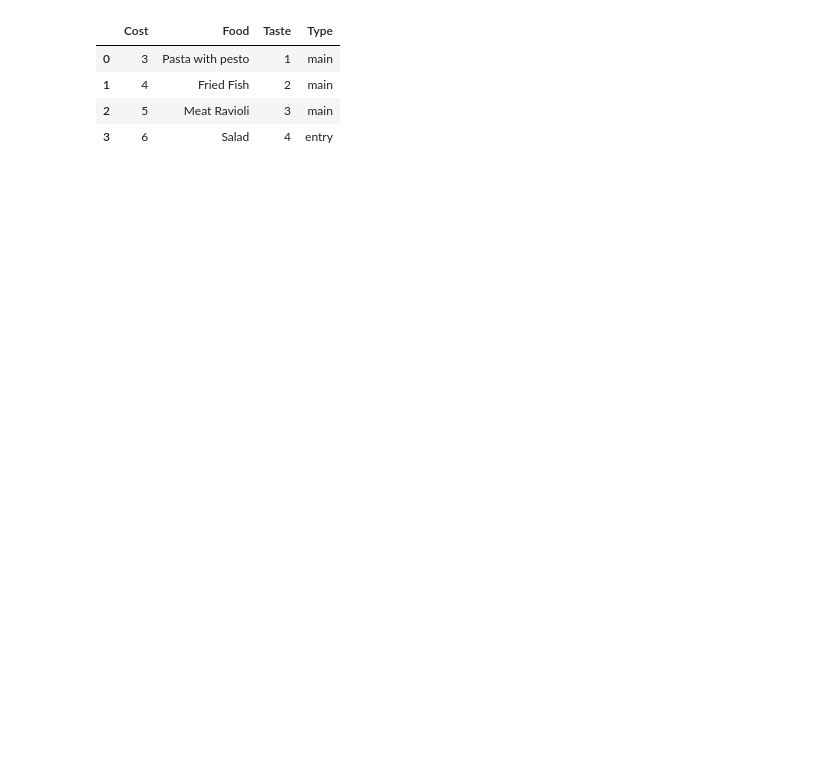
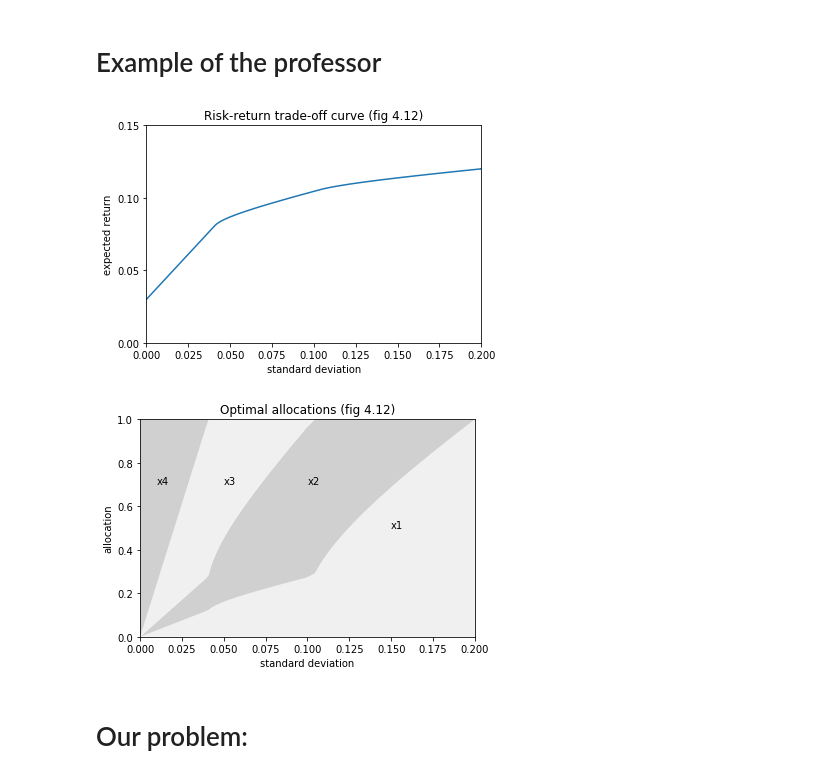
Before and after one commit to LucaZampieri/Convex_opti2018, a Jupyter notebook: Convex project.ipynb, the cells around one changed output. Drawn from its saved outputs; the diff is of its cells as text; code cells hidden in the pictures; blank space fills up the shorter version.

Commit message:
python_code_to_solde_the_problem

```diff
--- a/Convex project.ipynb
+++ b/Convex project.ipynb
@@ -16,8 +13,68 @@ df = pd.DataFrame(data=my_data)
-# %%
-df
-# %% [output]
-|  | Cost | Food | Taste | Type |
-| 0 | 3 | Pasta with pesto | 1 | main |
-| 1 | 4 | Fried Fish | 2 | main |
-| 2 | 5 | Meat Ravioli | 3 | main |
-| 3 | 6 | Salad | 4 | entry |
+# %% [markdown]
+# Example of the professor
+# %%
+# Figure 4.12, page 187.
+# Risk-return trade-off.
+
+from math import sqrt
+from cvxopt import matrix
+from cvxopt.blas import dot
+from cvxopt.solvers import qp, options
+
+n = 4
+S = matrix( [[ 4e-2,  6e-3, -4e-3,   0.0 ],
+             [ 6e-3,  1e-2,  0.0,    0.0 ],
+             [-4e-3,  0.0,   2.5e-3, 0.0 ],
+             [ 0.0,   0.0,   0.0,    0.0 ]] )
+pbar = matrix([.12, .10, .07, .03])
+
+G = matrix(0.0, (n,n))
+G[::n+1] = -1.0
+h = matrix(0.0, (n,1))
+A = matrix(1.0, (1,n))
+b = matrix(1.0)
+
+N = 100
+mus = [ 10**(5.0*t/N-1.0) for t in range(N) ]
+options['show_progress'] = False
+xs = [ qp(mu*S, -pbar, G, h, A, b)['x'] for mu in mus ]
+returns = [ dot(pbar,x) for x in xs ]
+risks = [ sqrt(dot(x, S*x)) for x in xs ]
+
+try: import pylab
+except ImportError: pass
+else:
+    pylab.figure(1, facecolor='w')
+    pylab.plot(risks, returns)
+    pylab.xlabel('standard deviation')
+    pylab.ylabel('expected return')
+    pylab.axis([0, 0.2, 0, 0.15])
+    pylab.title('Risk-return trade-off curve (fig 4.12)')
+    pylab.yticks([0.00, 0.05, 0.10, 0.15])
+
+    pylab.figure(2, facecolor='w')
+    c1 = [ x[0] for x in xs ]
+    c2 = [ x[0] + x[1] for x in xs ]
+    c3 = [ x[0] + x[1] + x[2] for x in xs ]
+    c4 = [ x[0] + x[1] + x[2] + x[3] for x in xs ]
+    pylab.fill(risks + [.20], c1 + [0.0], facecolor = '#F0F0F0')
+    pylab.fill(risks[-1::-1] + risks, c2[-1::-1] + c1,
+        facecolor = '#D0D0D0')
+    pylab.fill(risks[-1::-1] + risks, c3[-1::-1] + c2,
+        facecolor = '#F0F0F0')
+    pylab.fill(risks[-1::-1] + risks, c4[-1::-1] + c3,
+        facecolor = '#D0D0D0')
+    pylab.axis([0.0, 0.2, 0.0, 1.0])
+    pylab.xlabel('standard deviation')
+    pylab.ylabel('allocation')
+    pylab.text(.15,.5,'x1')
+    pylab.text(.10,.7,'x2')
+    pylab.text(.05,.7,'x3')
+    pylab.text(.01,.7,'x4')
+    pylab.title('Optimal allocations (fig 4.12)')
+    pylab.show()
+# %% [output]
+[figure, added]
+[figure, added]
+# %% [markdown]
+# Our problem:
```
Also changed, not shown: parts of 10 cells of this notebook, 1 other file.
